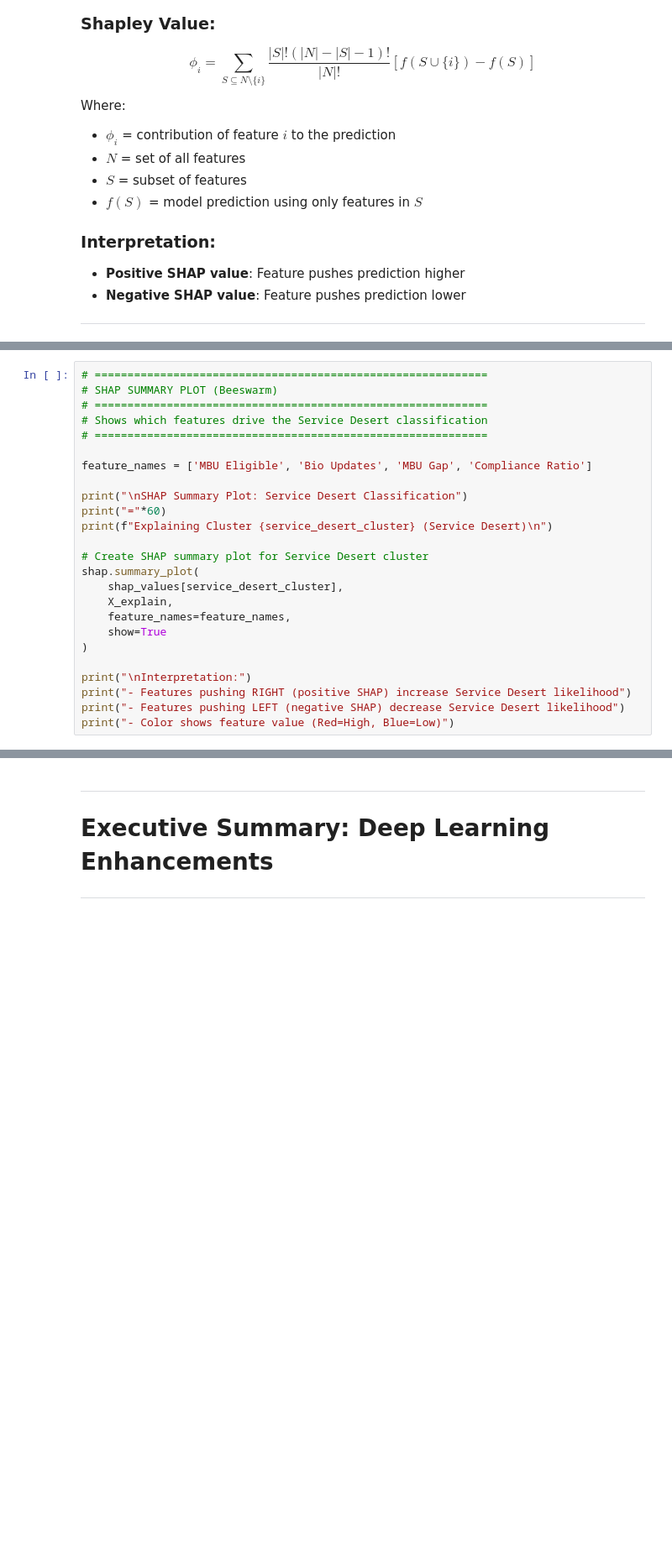
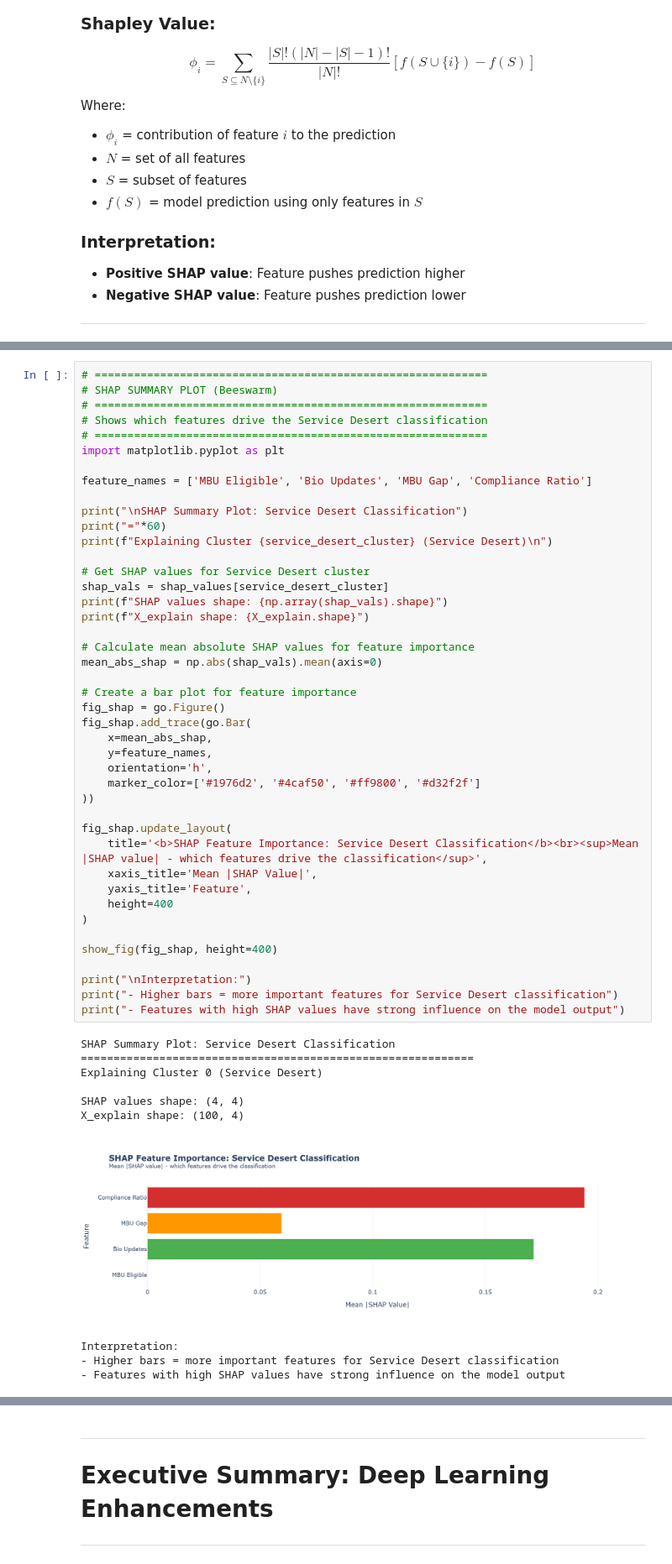
Before and after one commit to STIWARTs/UIDAI_DH_2k26, a Jupyter notebook: MBU_Gap_Analyzer_DeepLearning.ipynb, the cells around one changed output, grey strips where cells are left out. Shown at 84% size. Saved outputs shown, nothing was run; the diff lists cells and outputs as text; blank space fills up the shorter version.

```diff
--- a/MBU_Gap_Analyzer_DeepLearning.ipynb
+++ b/MBU_Gap_Analyzer_DeepLearning.ipynb
@@ -843,26 +989,55 @@ print("[OK] SHAP values computed!")
 # %%
 # ============================================================
 # SHAP SUMMARY PLOT (Beeswarm)
 # ============================================================
 # Shows which features drive the Service Desert classification
 # ============================================================
+import matplotlib.pyplot as plt
 
 feature_names = ['MBU Eligible', 'Bio Updates', 'MBU Gap', 'Compliance Ratio']
 
 print("\nSHAP Summary Plot: Service Desert Classification")
 print("="*60)
 print(f"Explaining Cluster {service_desert_cluster} (Service Desert)\n")
 
-# Create SHAP summary plot for Service Desert cluster
-shap.summary_plot(
-    shap_values[service_desert_cluster],
-    X_explain,
-    feature_names=feature_names,
-    show=True
+# Get SHAP values for Service Desert cluster
+shap_vals = shap_values[service_desert_cluster]
+print(f"SHAP values shape: {np.array(shap_vals).shape}")
+print(f"X_explain shape: {X_explain.shape}")
+
+# Calculate mean absolute SHAP values for feature importance
+mean_abs_shap = np.abs(shap_vals).mean(axis=0)
+
+# Create a bar plot for feature importance
+fig_shap = go.Figure()
+fig_shap.add_trace(go.Bar(
+    x=mean_abs_shap,
+    y=feature_names,
+    orientation='h',
+    marker_color=['#1976d2', '#4caf50', '#ff9800', '#d32f2f']
+))
+
+fig_shap.update_layout(
+    title='<b>SHAP Feature Importance: Service Desert Classification</b><br><sup>Mean |SHAP value| - which features drive the classification</sup>',
+    xaxis_title='Mean |SHAP Value|',
+    yaxis_title='Feature',
+    height=400
 )
 
+show_fig(fig_shap, height=400)
+
 print("\nInterpretation:")
-print("- Features pushing RIGHT (positive SHAP) increase Service Desert likelihood")
-print("- Features pushing LEFT (negative SHAP) decrease Service Desert likelihood")
-print("- Color shows feature value (Red=High, Blue=Low)")
+print("- Higher bars = more important features for Service Desert classification")
+print("- Features with high SHAP values have strong influence on the model output")
+# %% [output]
+SHAP Summary Plot: Service Desert Classification
+============================================================
+Explaining Cluster 0 (Service Desert)
+
+SHAP values shape: (4, 4)
+X_explain shape: (100, 4)
+[figure, added]
+Interpretation:
+- Higher bars = more important features for Service Desert classification
+- Features with high SHAP values have strong influence on the model output
 # %%
```
Also changed, not shown: parts of 25 cells of this notebook, 1 other file.
